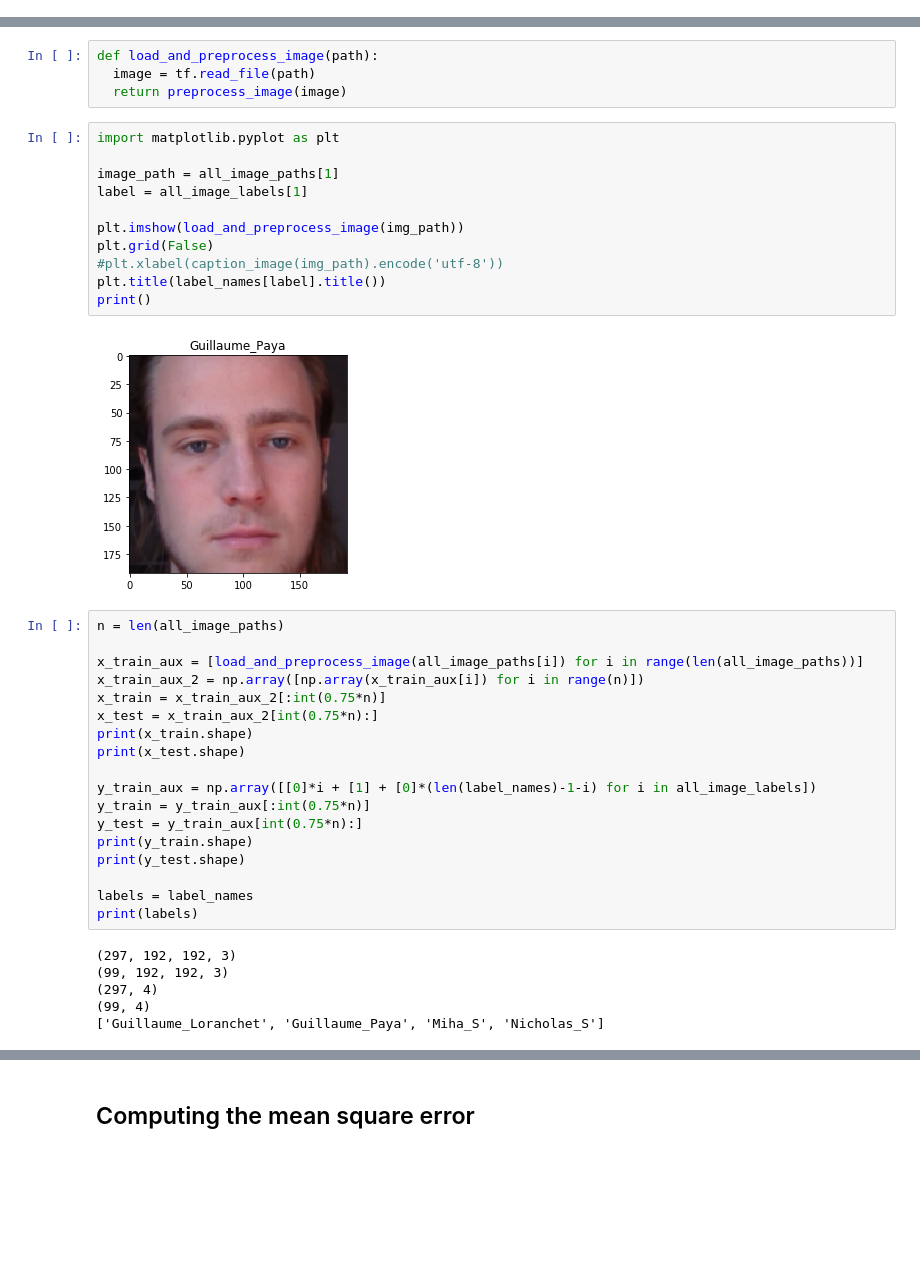
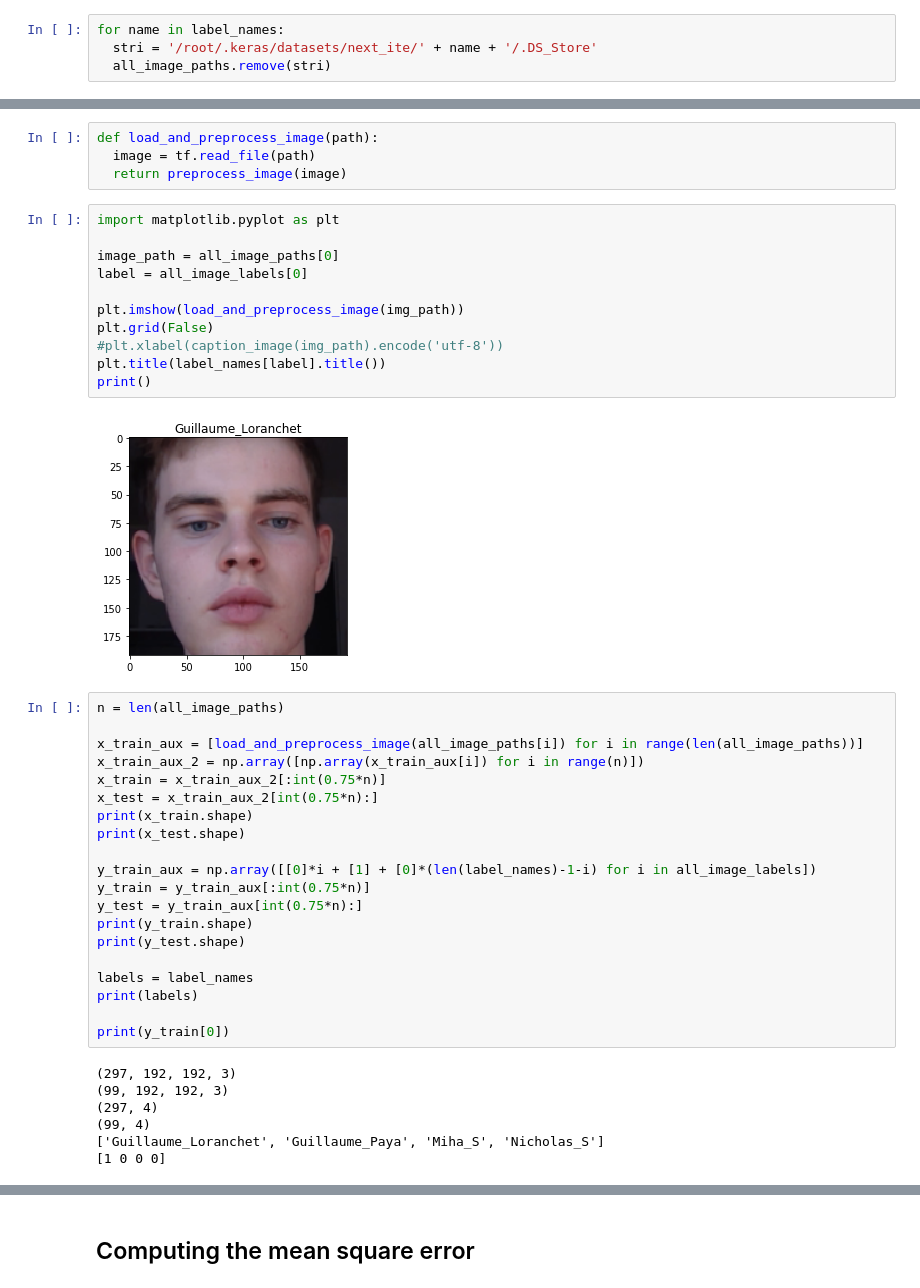
Before and after one commit to Guilli12pm/ML_proj, a Jupyter notebook: project_ML.ipynb, the cells around one changed output, grey strips where cells are left out. Cells and saved outputs as stored; diff of their text form; blank space fills up the shorter version.

```diff
--- a/project_ML.ipynb
+++ b/project_ML.ipynb
@@ -80,6 +80,10 @@ label_names = sorted(item.name for item in data_root.glob('*/') if item.is_dir()
 label_names
 # %% [output]
 ['Guillaume_Loranchet', 'Guillaume_Paya', 'Miha_S', 'Nicholas_S']
+# %%
+for name in label_names:
+  stri = '/root/.keras/datasets/next_ite/' + name + '/.DS_Store'
+  all_image_paths.remove(stri)
 # %%
 label_to_index = dict((name, index) for index,name in enumerate(label_names))
 label_to_index
@@ -113,16 +117,16 @@ def load_and_preprocess_image(path):
 # %%
 import matplotlib.pyplot as plt
 
-image_path = all_image_paths[1]
-label = all_image_labels[1]
+image_path = all_image_paths[0]
+label = all_image_labels[0]
 
 plt.imshow(load_and_preprocess_image(img_path))
 plt.grid(False)
 #plt.xlabel(caption_image(img_path).encode('utf-8'))
 plt.title(label_names[label].title())
 print()
 # %% [output]
-[figure, old version]
+[figure, new version]
 # %%
 n = len(all_image_paths)
 
@@ -141,12 +145,15 @@ print(y_test.shape)
 
 labels = label_names
 print(labels)
+
+print(y_train[0])
 # %% [output]
 (297, 192, 192, 3)
 (99, 192, 192, 3)
 (297, 4)
 (99, 4)
 ['Guillaume_Loranchet', 'Guillaume_Paya', 'Miha_S', 'Nicholas_S']
+[1 0 0 0]
 # %%
 def show_first_n_images_in_categories(n, images, categories, labels, file_name=None):
     """Plots the first n images in each category from the image data."""
```
Also changed, not shown: parts of 7 cells of this notebook.
